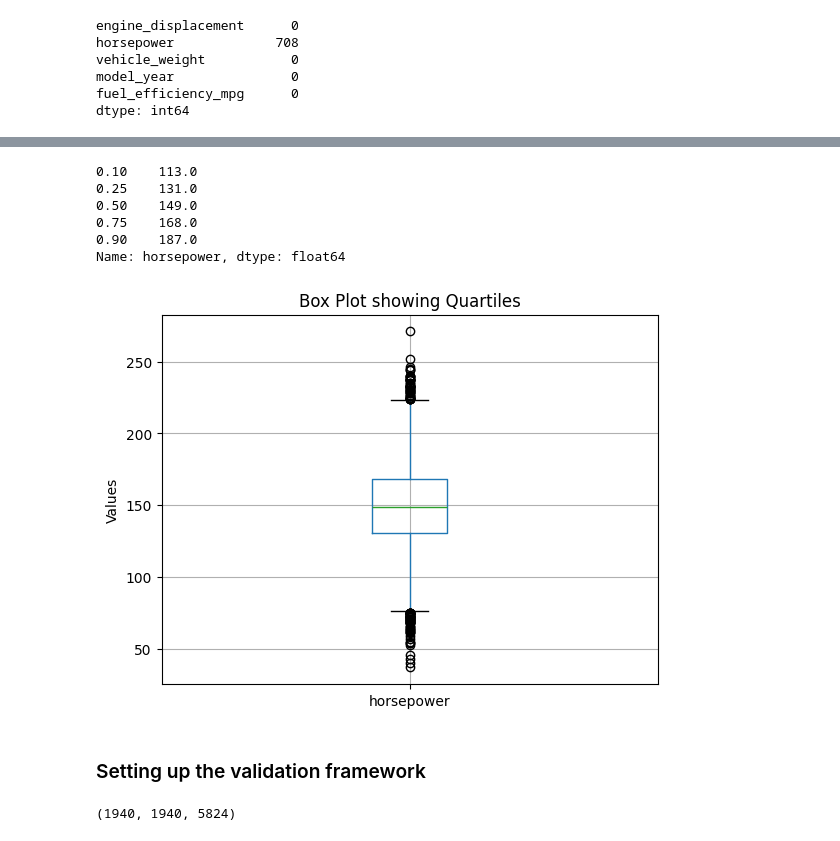
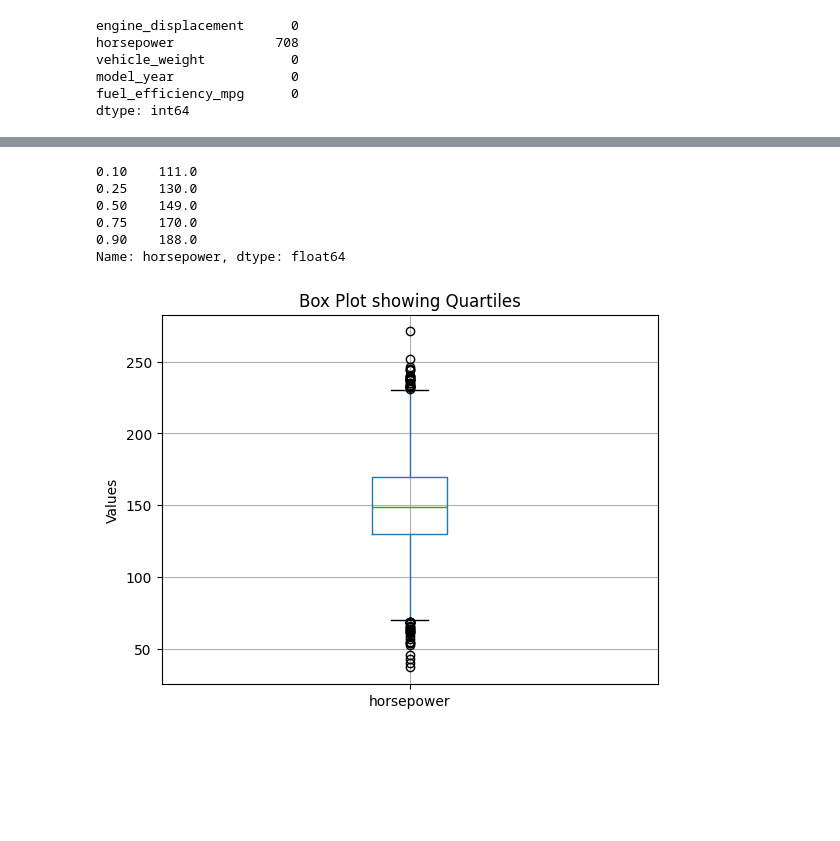
Before and after one commit to neidynm/machine_learning_zoomcamp_homework, a Jupyter notebook: 02_car_price/car_fuel_efficiency.ipynb, the cells around one changed output, grey strips where cells are left out. Cells and saved outputs as stored; diff of their text form; code cells hidden in the pictures; blank space fills up the shorter version.

```diff
--- a/02_car_price/car_fuel_efficiency.ipynb
+++ b/02_car_price/car_fuel_efficiency.ipynb
@@ -4,2 +11,11 @@ import numpy as np
+# %%
+def get_data(file_path, remote_path):
+    if not file_path.is_file():
+        !wget $remote_path
+    return pd.read_csv(file_path)
 # %%
+file_path = Path('car_fuel_efficiency.csv')
 data = "https://raw.githubusercontent.com/alexeygrigorev/datasets/master/car_fuel_efficiency.csv"
+df = get_data(file_path, data)
+df = df[['engine_displacement', 'horsepower', 'vehicle_weight','model_year', 'fuel_efficiency_mpg' ]]
+df.head()
@@ -19,3 +28,0 @@ car_fuel_efficiency 100%[===================>] 853.70K  3.74MB/s    in 0.2s
-# %%
-df = pd.read_csv('car_fuel_efficiency.csv')
-df.head()
@@ -133,20 +45,17 @@ fuel_efficiency_mpg    0.000000              0.00000
 # %%
-percentiles = fill_horsepower_median['horsepower'].quantile([0.1, 0.25, 0.5, 0.75, 0.9])
+percentiles = df['horsepower'].quantile([0.1, 0.25, 0.5, 0.75, 0.9])
 print(percentiles)
 # %% [output]
-0.10    113.0
-0.25    131.0
+0.10    111.0
+0.25    130.0
 0.50    149.0
-0.75    168.0
-0.90    187.0
+0.75    170.0
+0.90    188.0
 Name: horsepower, dtype: float64
 # %%
-df = fill_horsepower_median
 df.boxplot(column='horsepower')
 plt.title('Box Plot showing Quartiles')
 plt.ylabel('Values')
 plt.show()
 # %% [output]
-[figure, old version]
+[figure, new version]
-# %% [markdown]
-### Setting up the validation framework
@@ -159,4 +61,0 @@ n_train = n - n_val - n_test
-# %%
-n_val, n_test, n_train
-# %% [output]
-(1940, 1940, 5824)
```
Also changed, not shown: parts of 41 cells of this notebook.
